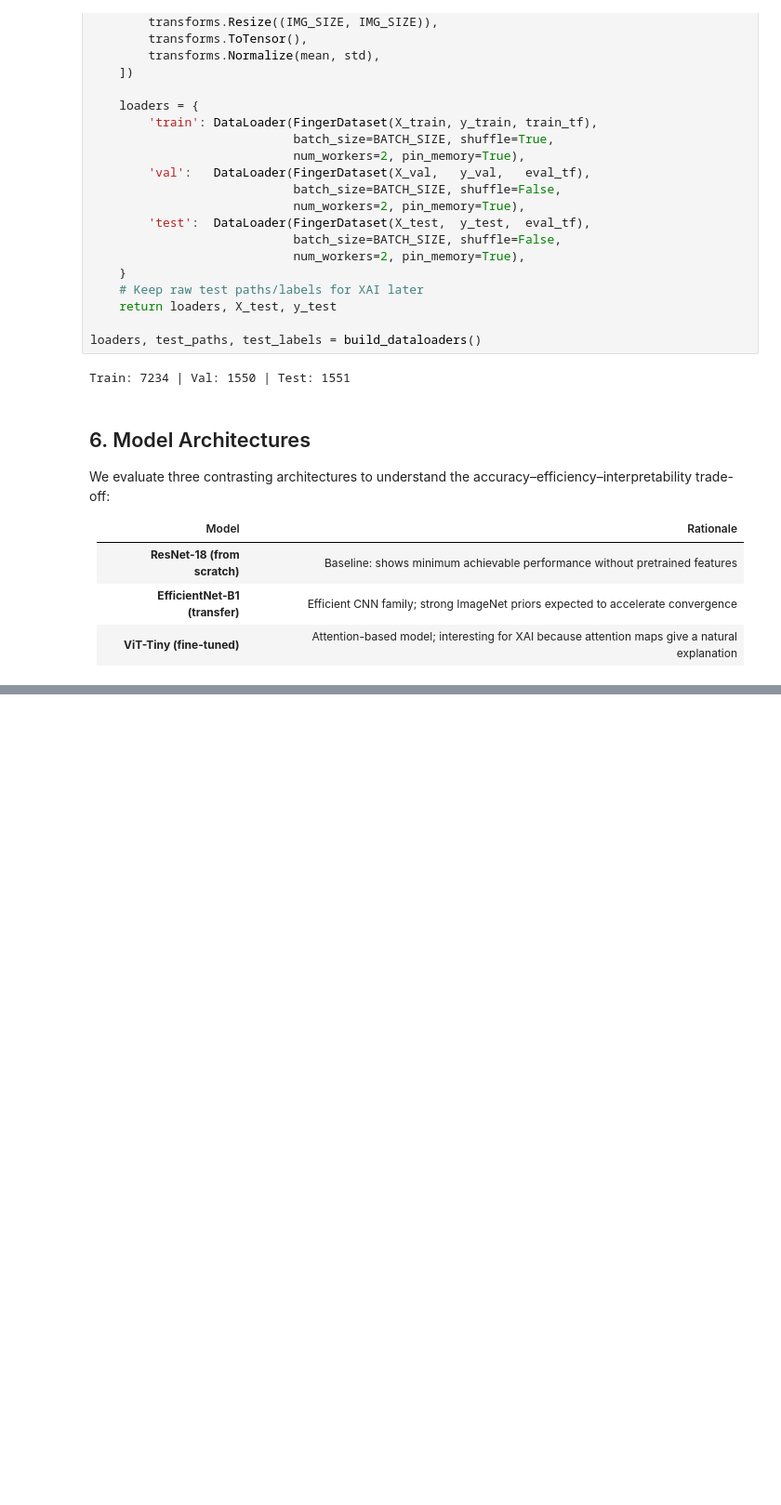
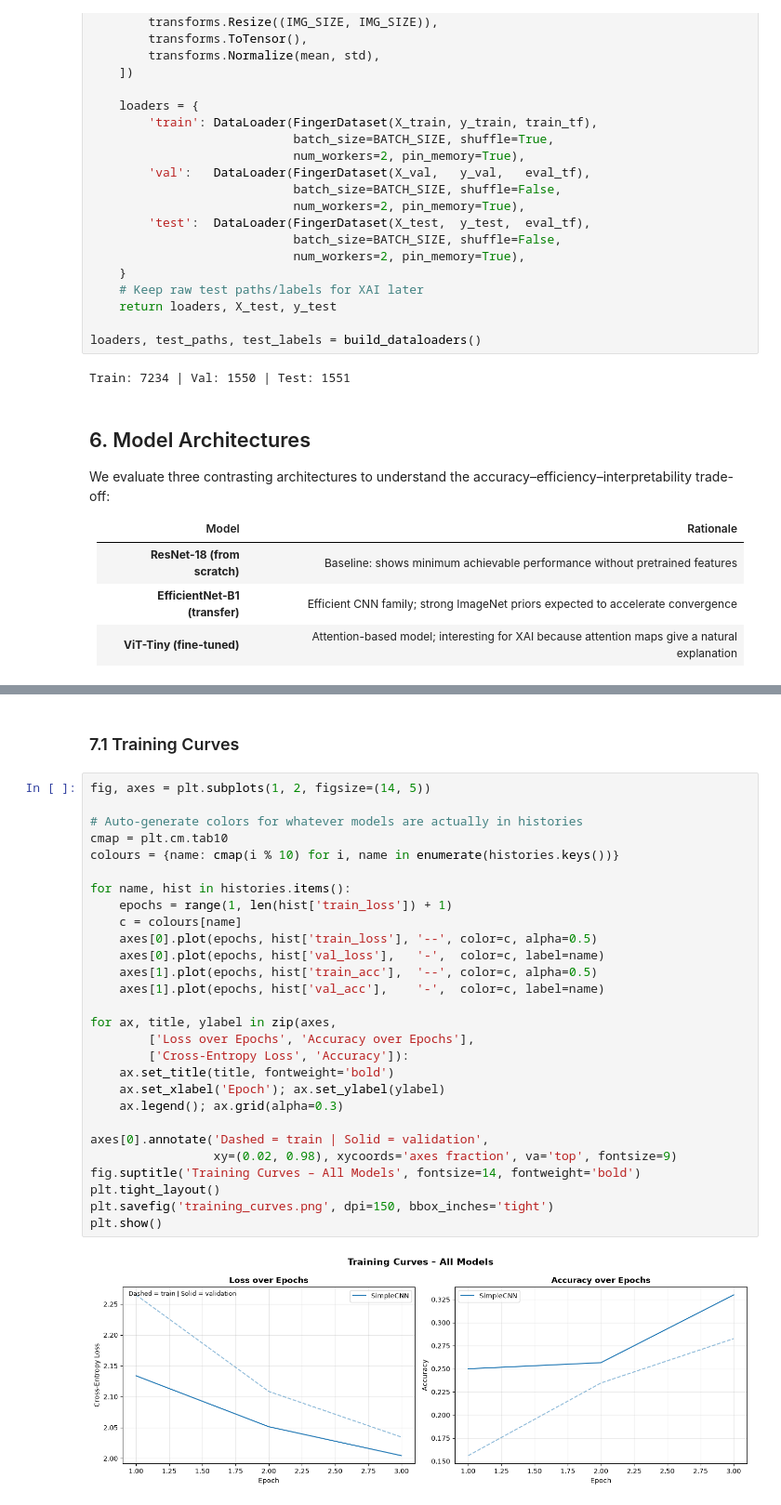
Before and after one commit to jamalgh/XAI_2026_project, a Jupyter notebook: Finger_classifier.ipynb, the cells around one changed output, grey strips where cells are left out. Shown at 93% size. Drawn from its saved outputs; the diff is of its cells as text; blank space fills up the shorter version.

Commit message:
Model Training

```diff
--- a/Finger_classifier.ipynb
+++ b/Finger_classifier.ipynb
@@ -475,0 +715,32 @@ for name, builder in MODEL_BUILDERS.items():
+# %% [markdown]
+### 7.1 Training Curves
+# %%
+fig, axes = plt.subplots(1, 2, figsize=(14, 5))
+
+# Auto-generate colors for whatever models are actually in histories
+cmap = plt.cm.tab10
+colours = {name: cmap(i % 10) for i, name in enumerate(histories.keys())}
+
+for name, hist in histories.items():
+    epochs = range(1, len(hist['train_loss']) + 1)
+    c = colours[name]
+    axes[0].plot(epochs, hist['train_loss'], '--', color=c, alpha=0.5)
+    axes[0].plot(epochs, hist['val_loss'],   '-',  color=c, label=name)
+    axes[1].plot(epochs, hist['train_acc'],  '--', color=c, alpha=0.5)
+    axes[1].plot(epochs, hist['val_acc'],    '-',  color=c, label=name)
+
+for ax, title, ylabel in zip(axes,
+        ['Loss over Epochs', 'Accuracy over Epochs'],
+        ['Cross-Entropy Loss', 'Accuracy']):
+    ax.set_title(title, fontweight='bold')
+    ax.set_xlabel('Epoch'); ax.set_ylabel(ylabel)
+    ax.legend(); ax.grid(alpha=0.3)
+
+axes[0].annotate('Dashed = train | Solid = validation',
+                 xy=(0.02, 0.98), xycoords='axes fraction', va='top', fontsize=9)
+fig.suptitle('Training Curves – All Models', fontsize=14, fontweight='bold')
+plt.tight_layout()
+plt.savefig('training_curves.png', dpi=150, bbox_inches='tight')
+plt.show()
+# %% [output]
+[figure, added]
```
Also changed, not shown: parts of 10 cells of this notebook.
